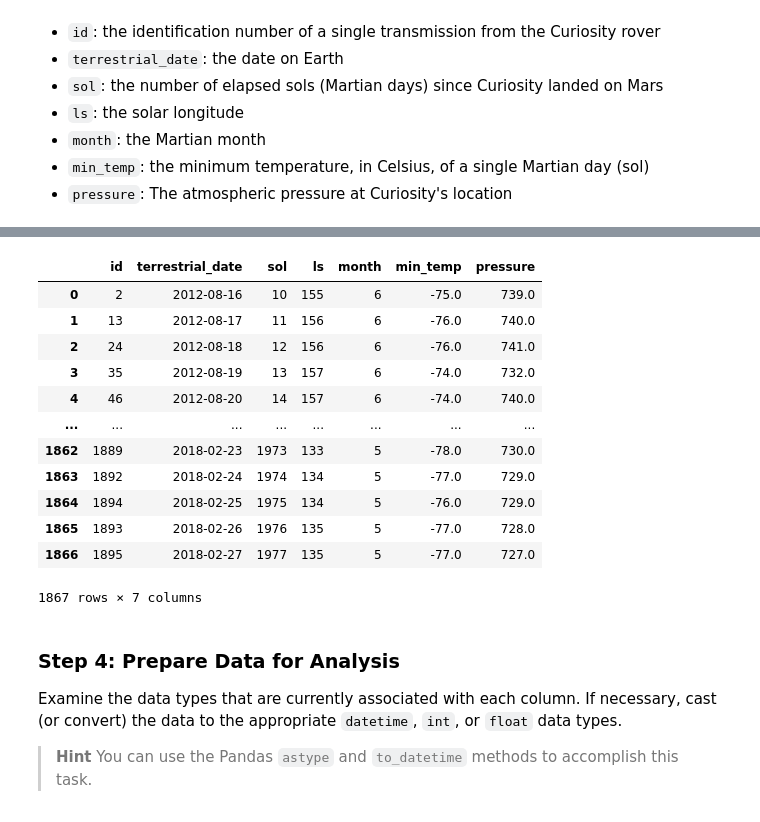
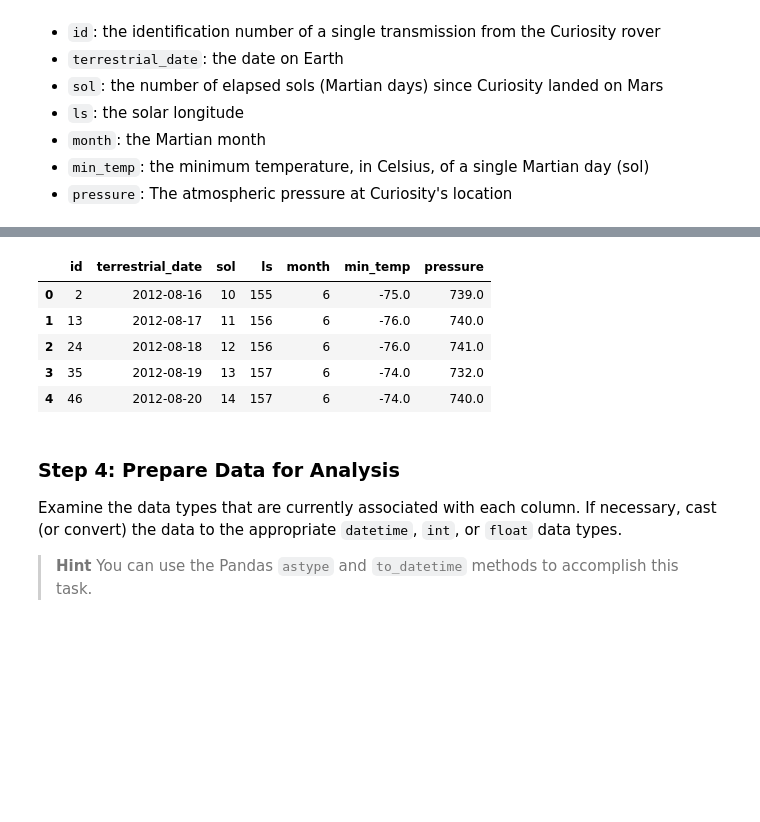
Before and after one commit to aaalicejohnson/mars-project, a Jupyter notebook: part_2_mars_weather.ipynb, the cells around one changed output, grey strips where cells are left out. Drawn from its saved outputs; the diff is of its cells as text; code cells hidden in the pictures; blank space fills up the shorter version.

```diff
--- a/part_2_mars_weather.ipynb
+++ b/part_2_mars_weather.ipynb
@@ -137,21 +83,14 @@ mars_data
 mars_data_df = pd.DataFrame(mars_data)
 # %%
 # Confirm DataFrame was created successfully
-mars_data_df
+mars_data_df.head()
 # %% [output]
 |  | id | terrestrial_date | sol | ls | month | min_temp | pressure |
 | 0 | 2 | 2012-08-16 | 10 | 155 | 6 | -75.0 | 739.0 |
 | 1 | 13 | 2012-08-17 | 11 | 156 | 6 | -76.0 | 740.0 |
 | 2 | 24 | 2012-08-18 | 12 | 156 | 6 | -76.0 | 741.0 |
 | 3 | 35 | 2012-08-19 | 13 | 157 | 6 | -74.0 | 732.0 |
 | 4 | 46 | 2012-08-20 | 14 | 157 | 6 | -74.0 | 740.0 |
-| ... | ... | ... | ... | ... | ... | ... | ... |
-| 1862 | 1889 | 2018-02-23 | 1973 | 133 | 5 | -78.0 | 730.0 |
-| 1863 | 1892 | 2018-02-24 | 1974 | 134 | 5 | -77.0 | 729.0 |
-| 1864 | 1894 | 2018-02-25 | 1975 | 134 | 5 | -76.0 | 729.0 |
-| 1865 | 1893 | 2018-02-26 | 1976 | 135 | 5 | -77.0 | 728.0 |
-| 1866 | 1895 | 2018-02-27 | 1977 | 135 | 5 | -77.0 | 727.0 |
-1867 rows × 7 columns
 # %% [markdown]
 ### Step 4: Prepare Data for Analysis
 
```
Also changed, not shown: parts of 5 cells of this notebook, 1 other file.
